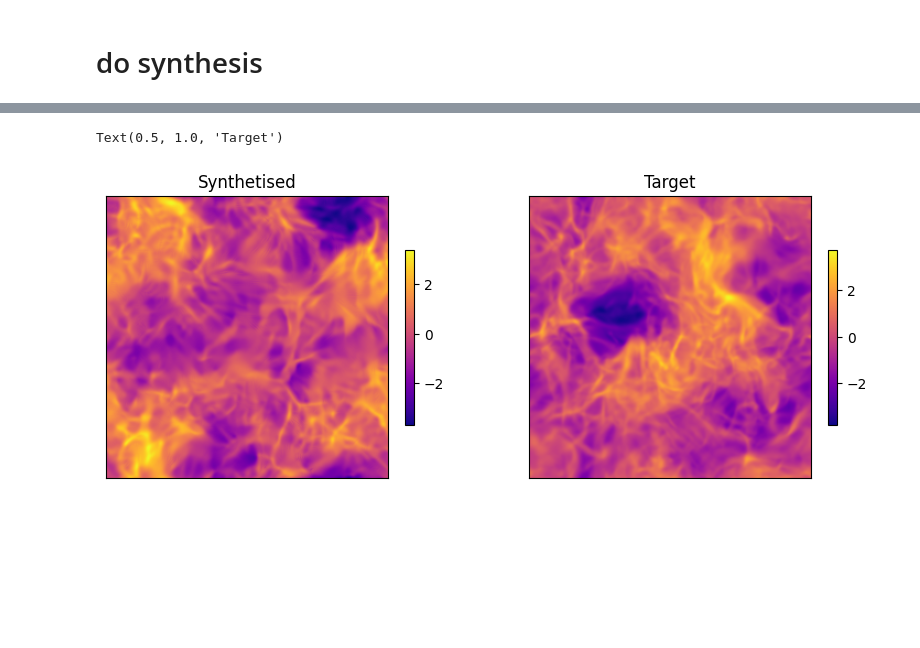
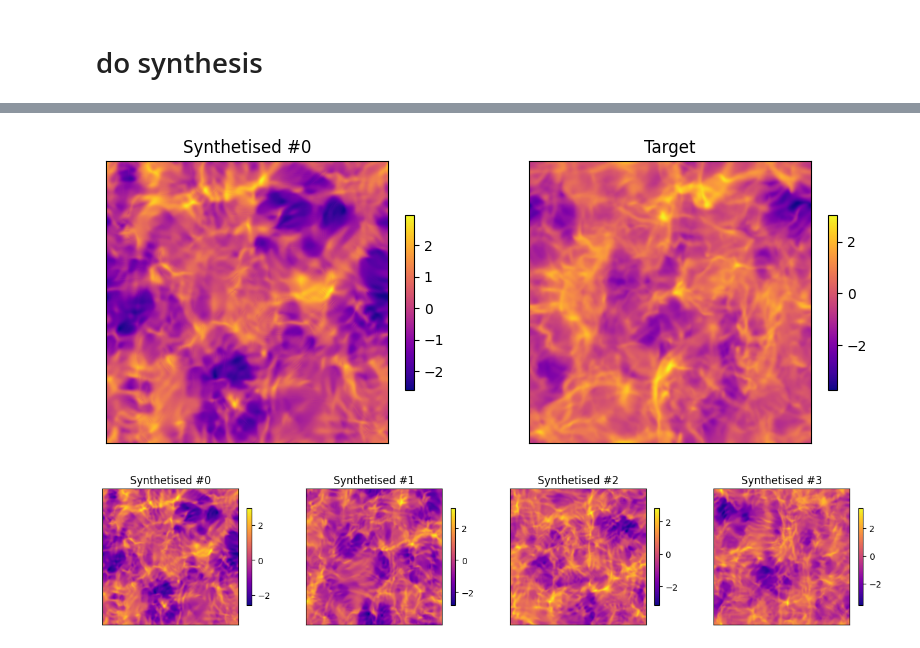
Before and after one commit to Eralys/STL_dev, a Jupyter notebook: STL_main/Certif_2D_Kernel_Torch/Certification_Notebook_2D_kernel.ipynb, the cells around one changed output, grey strips where cells are left out. Cells and saved outputs as stored; diff of their text form; code cells hidden in the pictures; blank space fills up the shorter version.

```diff
--- a/STL_main/Certif_2D_Kernel_Torch/Certification_Notebook_2D_kernel.ipynb
+++ b/STL_main/Certif_2D_Kernel_Torch/Certification_Notebook_2D_kernel.ipynb
@@ -29,5 +27,5 @@ w_data = w_op.apply(data,0).array
 plt.figure(figsize=(16,6))
 for k in range(4):
     plt.subplot(1,4,1+k)
-    plt.imshow(w_data[k].cpu().numpy().real)
+    plt.imshow(w_data[0,0,k].cpu().numpy().real)
 # %% [output]
@@ -38,8 +36,7 @@ for j in range(4):
     w_data = w_op.apply(l_data,j).array
     for k in range(4):
         plt.subplot(4,4,1+k+4*j)
-        plt.imshow(w_data[k].cpu().numpy().real)
+        plt.imshow(w_data[0,0,k].cpu().numpy().real)
 
-    #l_data=w_op.apply_smooth(l_data,copy=True)
-    l_data=l_data.downsample(j+1)
+    l_data=w_op.downsample(l_data,j+1)
 # %% [output]
@@ -90,7 +87,7 @@ data = DataClass(im)
 w_op = data.get_wavelet_op()
 
 #Build the smooth version
-target = w_op.apply_smooth(data).array.cpu().numpy()
+target = w_op.apply_smooth(data[0,0]).array.cpu().numpy()
 # %%
 plt.figure(figsize=(10,10))
 plt.subplot(2,2,1)
@@ -113,6 +110,7 @@ u,histo = optimize_scattering_LBFGS(
         target,
         DataClass,
         SO,
+        nbatch=4,
         max_iter=300,
         lr=1.0,
         history_size=50,
@@ -134,17 +131,26 @@ u,histo = optimize_scattering_LBFGS(
 # %%
 plt.figure(figsize=(10,10))
 plt.subplot(2,2,1)
-plt.imshow(u.cpu().numpy(),cmap='plasma')
+plt.imshow(u[0].cpu().numpy(),cmap='plasma')
 plt.colorbar(shrink=0.5)
 plt.xticks([])
 plt.yticks([])
-plt.title('Synthetised')
+plt.title('Synthetised #0')
 plt.subplot(2,2,2)
 plt.imshow(target-np.mean(target),cmap='plasma')
 plt.colorbar(shrink=0.5)
 plt.xticks([])
 plt.yticks([])
 plt.title('Target')
+
+plt.figure(figsize=(16,4))
+for k in range(4):
+    plt.subplot(1,4,1+k)
+    plt.imshow(u[k].cpu().numpy(),cmap='plasma')
+    plt.colorbar(shrink=0.5)
+    plt.xticks([])
+    plt.yticks([])
+    plt.title('Synthetised #%d'%(k))
 # %% [output]
-Text(0.5, 1.0, 'Target')
-[figure, old version]
+[figure, new version]
+[figure, added]
```
Also changed, not shown: parts of 7 cells of this notebook, 6 other files.
